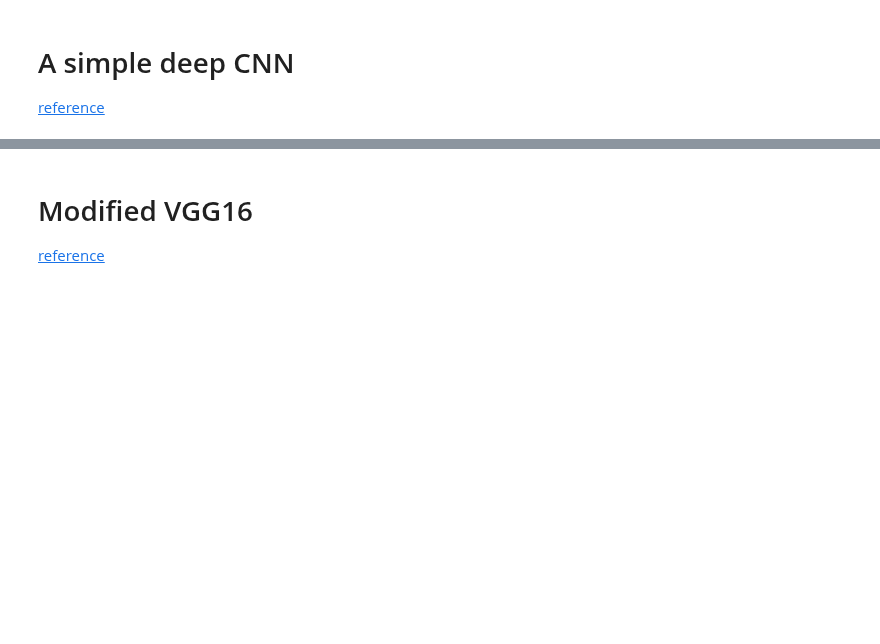
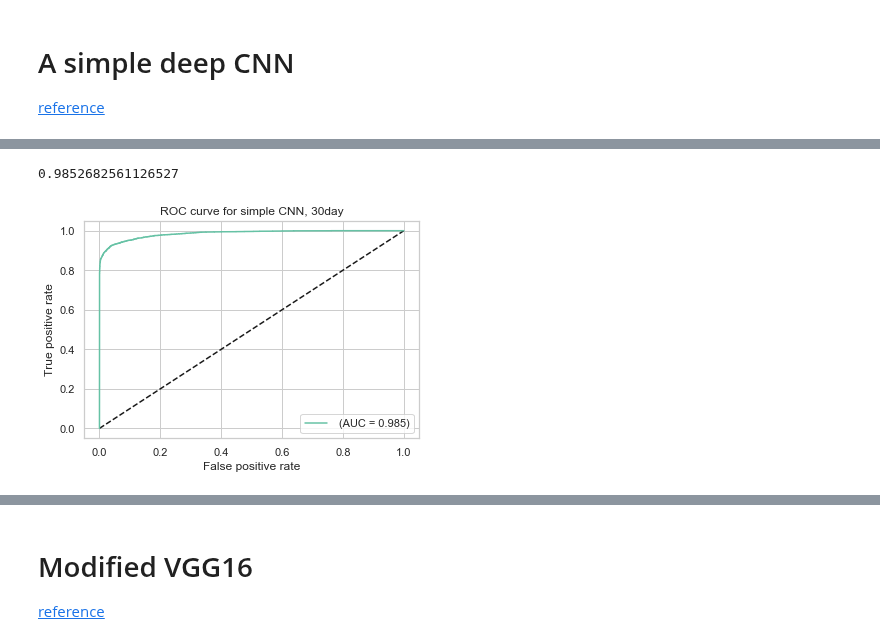
Before and after one commit to NicolasHu11/Short-Long-Term-Mortality-Prediction, a Jupyter notebook: Process Books/CNN model for 30 day mortality.ipynb, the cells around one changed output, grey strips where cells are left out. Cells and saved outputs as stored; diff of their text form; code cells hidden in the pictures; blank space fills up the shorter version.

Commit message:
check performance for CNN models

```diff
--- a/Process Books/CNN model for 30 day mortality.ipynb
+++ b/Process Books/CNN model for 30 day mortality.ipynb
@@ -96,9 +184,10 @@ model.add(Dense(1, activation='sigmoid'))
 # Let's train the model using RMSprop
 model.compile(loss='binary_crossentropy',
               optimizer='adam',
-              metrics=['accuracy'])
+              metrics=['accuracy'])#, km.binary_precision(), km.binary_recall()])
 
 X_train = X_train.values[..., None].astype('float32')
+X_val = X_val.values[..., None].astype('float32')
 X_test = X_test.values[..., None].astype('float32')
 model.summary()
 # %% [output]
@@ -124,8 +214,0 @@ X_train.shape
-# %%
-hist = model.fit(X_train, y_train,
-          batch_size=batch_size,
-          epochs=epochs,
-          verbose = 1,
-          validation_data=(X_test, y_test),
-          shuffle=True,
-            callbacks= [keras.callbacks.EarlyStopping()] )
@@ -149,0 +215,21 @@ Epoch 10/10
+# %%
+if train_model:
+    hist = model.fit(X_train, y_train,
+              batch_size=64,
+              epochs=30,
+              verbose = 1,
+              validation_data=(X_val, y_val),
+              shuffle=True,
+                callbacks= [keras.callbacks.EarlyStopping(patience=3, restore_best_weights=True)] )
+
+    # Save model and weights
+    if not os.path.isdir(save_dir):
+        os.makedirs(save_dir)
+    model_path = os.path.join(save_dir, model_name)
+    model.save(model_path)
+    print('Saved trained model at %s ' % model_path)
+
+else:
+    # load weights
+    filepath = './saved_models/keras_trained_model_30_day.h5'
+    model.load_weights(filepath, by_name=False)
@@ -166,0 +264,11 @@ Test accuracy: 0.97549504
+# %%
+y_score = model.predict(X_test)
+fpr, tpr, thresholds = metrics.roc_curve(y_test, y_score)
+auc = metrics.auc(fpr, tpr)
+auc
+# %% [output]
+0.9852682561126527
+# %%
+plot_ROC(fpr, tpr, auc, title = 'ROC curve for simple CNN, 30day')
+# %% [output]
+[figure, added]
```
Also changed, not shown: parts of 28 cells of this notebook, 2 other files.
